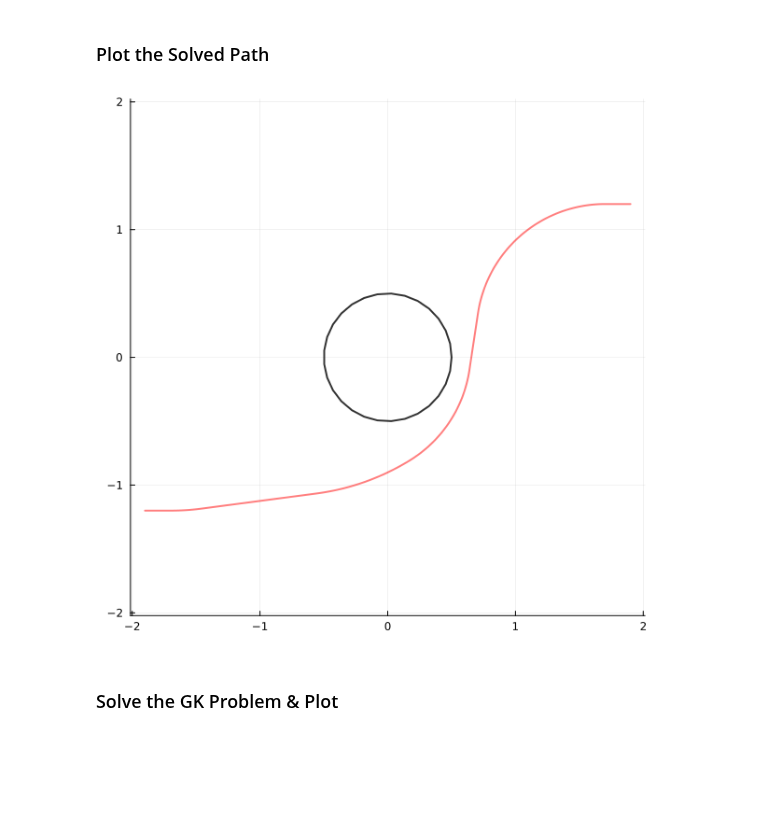
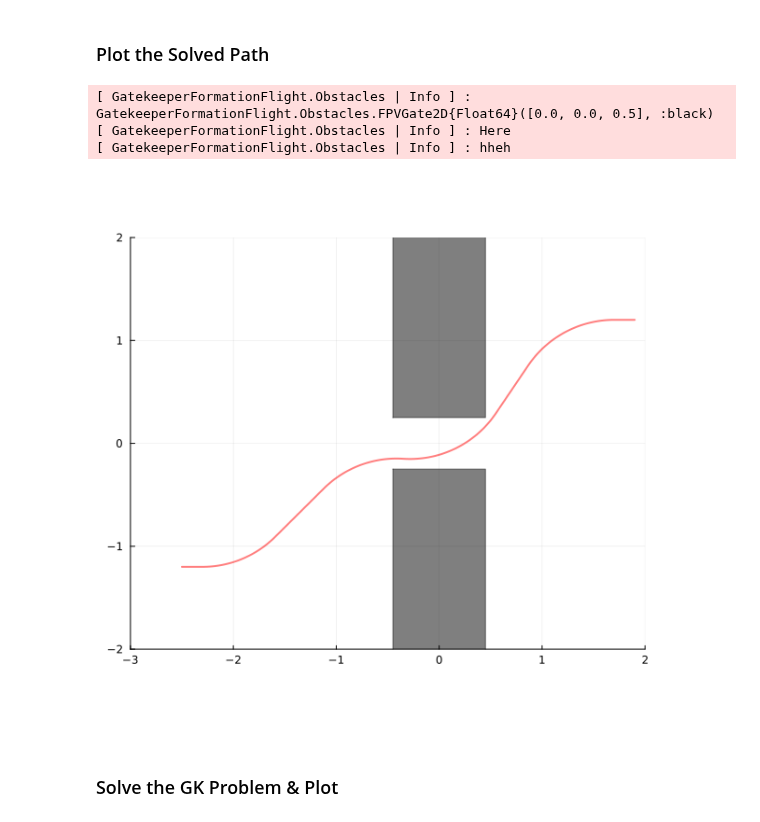
Before and after one commit to dev10110/GatekeeperFormationFlight.jl, a Jupyter notebook: examples/caams_demo/scenario_builder.ipynb, the cells around one changed output. Drawn from its saved outputs; the diff is of its cells as text; code cells hidden in the pictures; blank space fills up the shorter version.

Commit message:
gate scenario

```diff
--- a/examples/caams_demo/scenario_builder.ipynb
+++ b/examples/caams_demo/scenario_builder.ipynb
@@ -252,3 +254,3 @@ Main.DemoUtil
 # %%
-env = DemoUtil.load_env("scenarios/demo_scenario.yaml")
+env = DemoUtil.load_env("scenarios/gate_scenario_1.yaml")
 # %% [output]
@@ -260,10 +262,12 @@ true
 # %% [markdown]
 ### Plot the Solved Path
 # %%
-p = ExampleUtils3D.visualize_baseline_2d(env.obstacles, env.leader_path)
-# @show env.obstacles
+p = ExampleUtils3D.visualize_baseline_2d(env.obstacles, env.leader_path; dims_min=env.scenario.domain_min[1:2], dims_max=env.scenario.domain_max[1:2])
 # %% [output]
+[ GatekeeperFormationFlight.Obstacles | Info ] : GatekeeperFormationFlight.Obstacles.FPVGate2D{Float64}([0.0, 0.0, 0.5], :black)
+[ GatekeeperFormationFlight.Obstacles | Info ] : Here
+[ GatekeeperFormationFlight.Obstacles | Info ] : hheh
-[figure, old version]
+[figure, new version]
 # %% [markdown]
 ### Solve the GK Problem & Plot
 # %%
```
Also changed, not shown: parts of 19 cells of this notebook, 9 other files.
